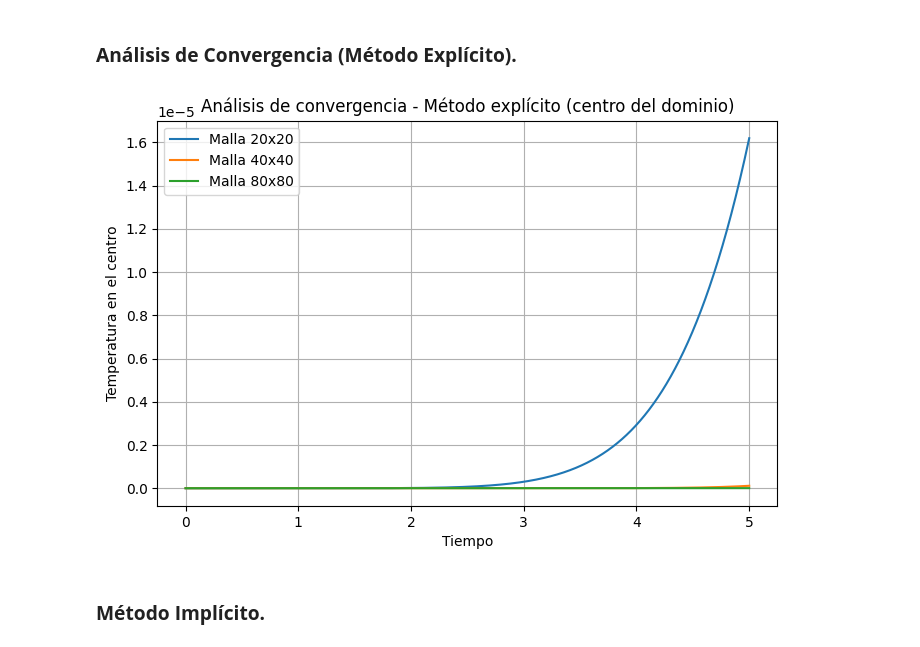
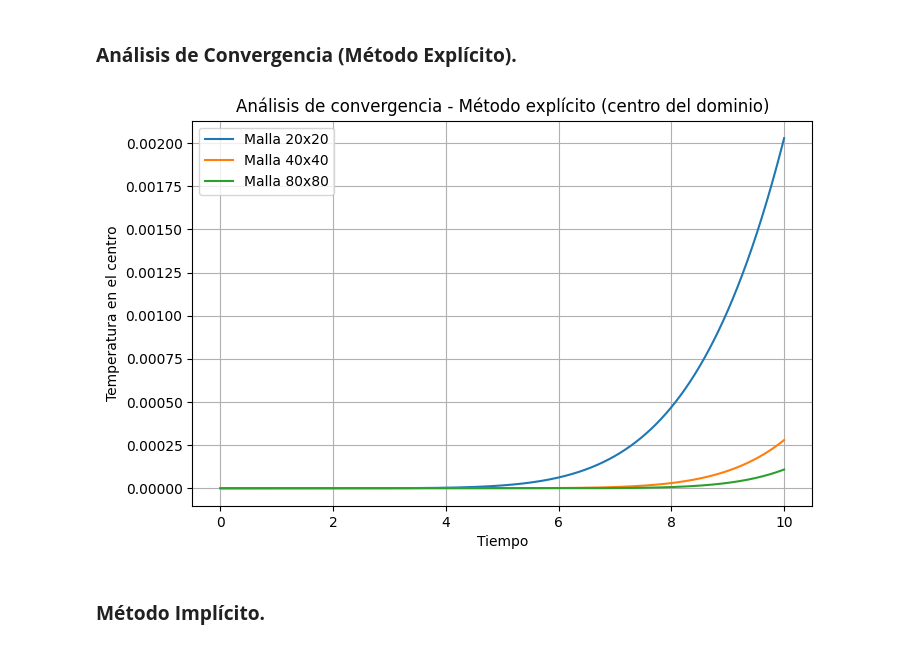
Before and after one commit to mgonzalz/sn_talleres, a Jupyter notebook: notebooks/informe-02__ecuacion-calor.ipynb, the cells around one changed output. Drawn from its saved outputs; the diff is of its cells as text; code cells hidden in the pictures.

```diff
--- a/notebooks/informe-02__ecuacion-calor.ipynb
+++ b/notebooks/informe-02__ecuacion-calor.ipynb
@@ -206,34 +206,34 @@ def get_central_temperature(Nx, Ny, alpha, dt, T_max):
 
     return centro
 
 # Parámetros globales
 Lx = Ly = 1.0
 alpha = 0.00052
-T_max = 5.0         # Más tiempo para que el calor se propague
+T_max = 10.0         # Más tiempo para que el calor se propague
 dt = 0.0005
 
 # Ejecutar para distintas mallas
 mallados = [(20, 20), (40, 40), (80, 80)]
 resultados = {}
 
 for Nx, Ny in mallados:
     key = f"{Nx}x{Ny}"
     resultados[key] = get_central_temperature(Nx, Ny, alpha, dt, T_max)
 
 # Graficar resultados
 tiempos = np.linspace(0, T_max, len(list(resultados.values())[0]))
 plt.figure(figsize=(8, 5))
 
 for key, temp in resultados.items():
     plt.plot(tiempos, temp, label=f"Malla {key}")
 
 plt.xlabel("Tiempo")
 plt.ylabel("Temperatura en el centro")
 plt.title("Análisis de convergencia - Método explícito (centro del dominio)")
 plt.legend()
 plt.grid(True)
 plt.show()
 # %% [output]
-[figure, old version]
+[figure, new version]
 # %% [markdown]
 ### **Método Implícito.**
```
Also changed, not shown: parts of 4 cells of this notebook.
